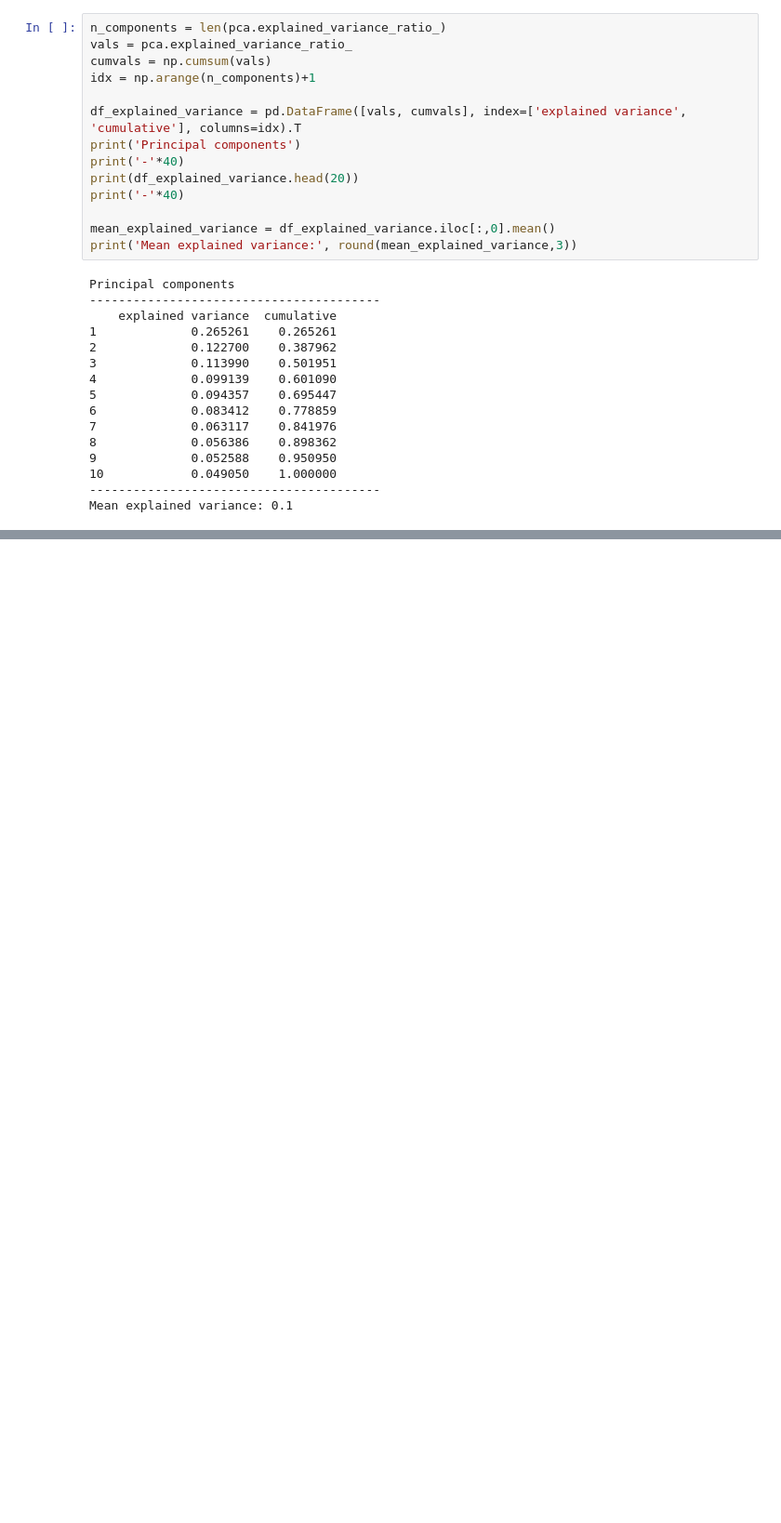
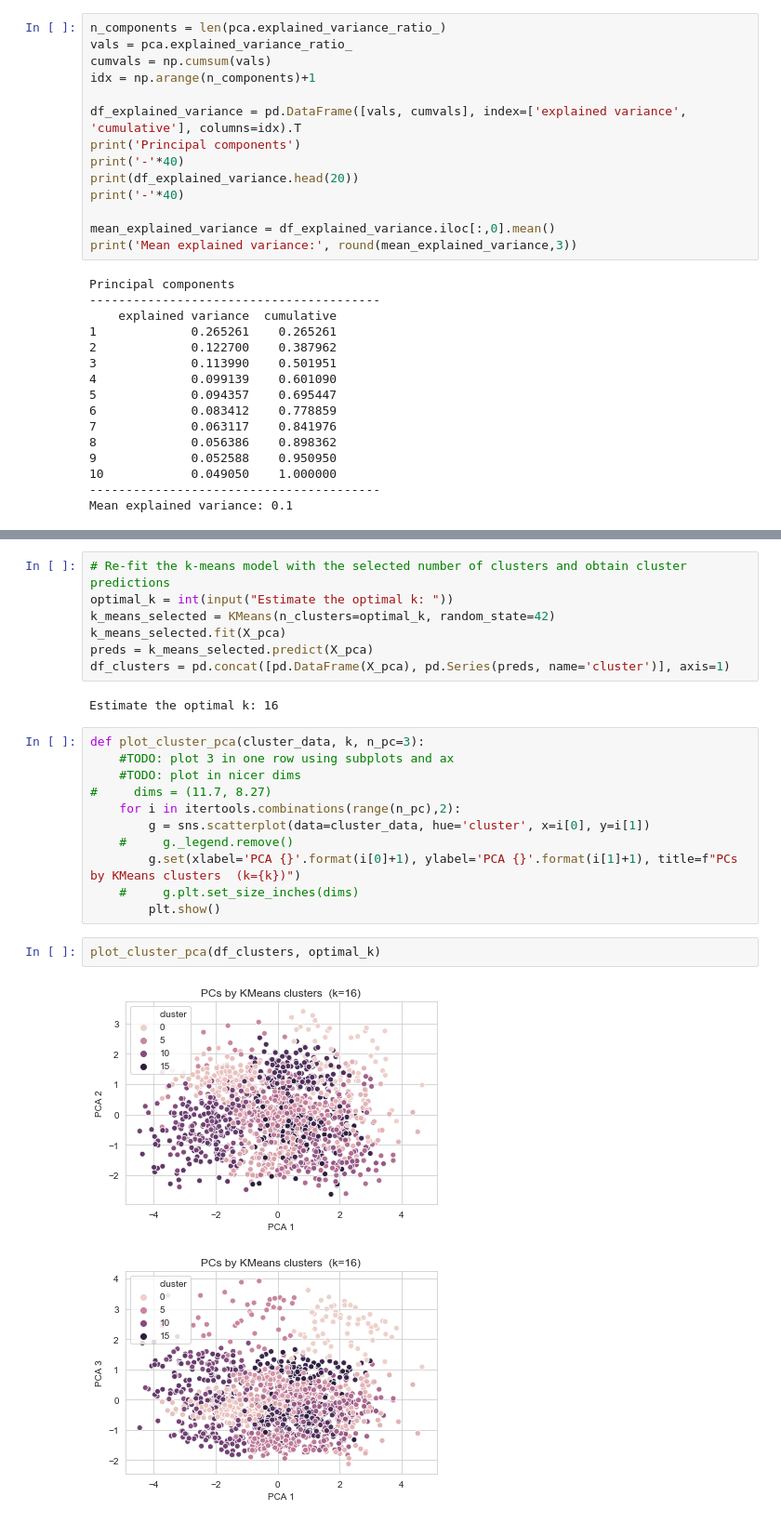
Before and after one commit to philippschmalen/Code-snippets, a Jupyter notebook: PCA_workflow.ipynb, the cells around one changed output, grey strips where cells are left out. Shown at 93% size. Saved outputs shown, nothing was run; the diff lists cells and outputs as text; blank space fills up the shorter version.

```diff
--- a/PCA_workflow.ipynb
+++ b/PCA_workflow.ipynb
@@ -145,0 +251,25 @@ if sample_size != 1:
+# %%
+# Re-fit the k-means model with the selected number of clusters and obtain cluster predictions
+optimal_k = int(input("Estimate the optimal k: "))
+k_means_selected = KMeans(n_clusters=optimal_k, random_state=42)
+k_means_selected.fit(X_pca)
+preds = k_means_selected.predict(X_pca)
+df_clusters = pd.concat([pd.DataFrame(X_pca), pd.Series(preds, name='cluster')], axis=1)
+# %% [output]
+Estimate the optimal k: 16
+# %%
+def plot_cluster_pca(cluster_data, k, n_pc=3):
+    #TODO: plot 3 in one row using subplots and ax
+    #TODO: plot in nicer dims
+#     dims = (11.7, 8.27)
+    for i in itertools.combinations(range(n_pc),2):
+        g = sns.scatterplot(data=cluster_data, hue='cluster', x=i[0], y=i[1])
+    #     g._legend.remove()
+        g.set(xlabel='PCA {}'.format(i[0]+1), ylabel='PCA {}'.format(i[1]+1), title=f"PCs by KMeans clusters  (k={k})")
+    #     g.plt.set_size_inches(dims)
+        plt.show()
+# %%
+plot_cluster_pca(df_clusters, optimal_k)
+# %% [output]
+[figure, added]
+[figure, added]
```
Also changed, not shown: parts of 14 cells of this notebook.
